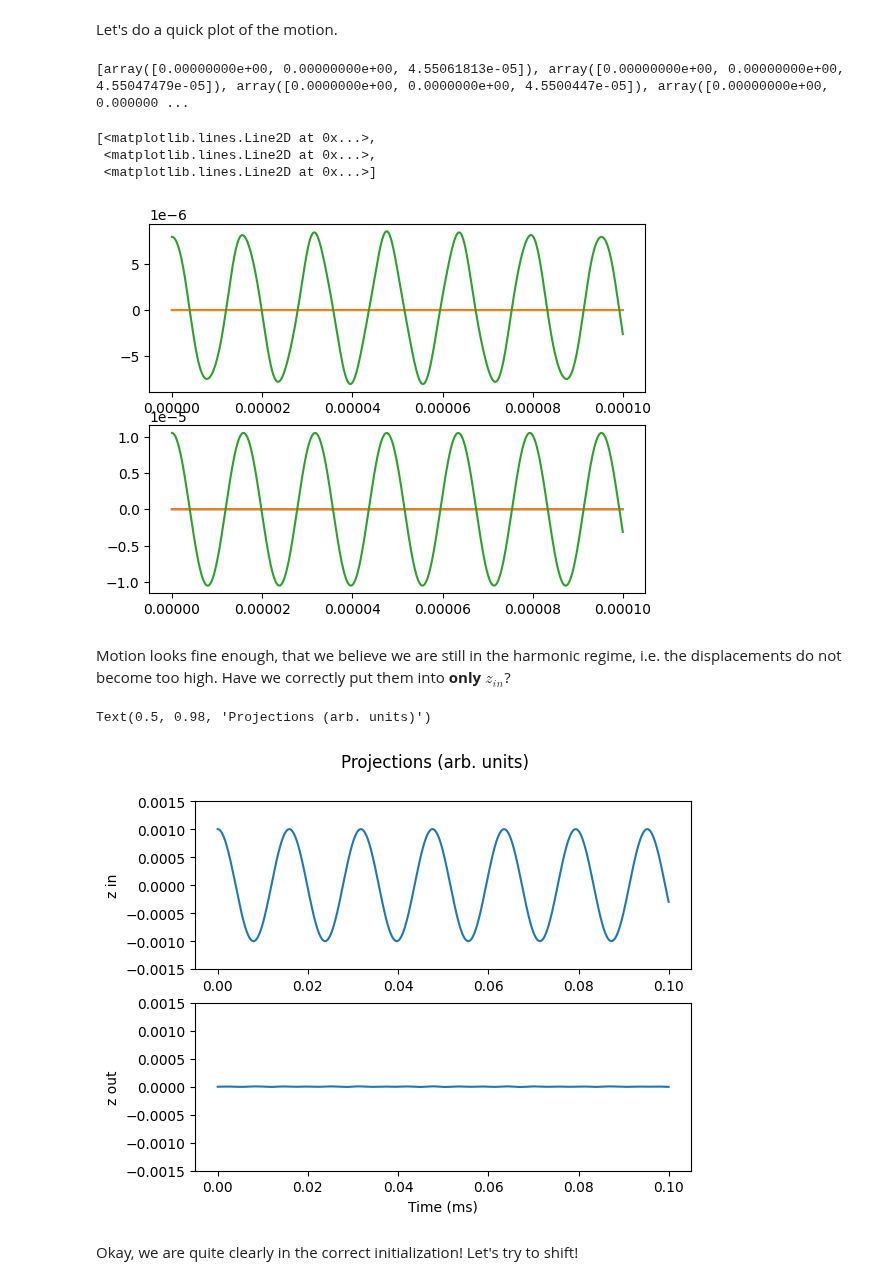
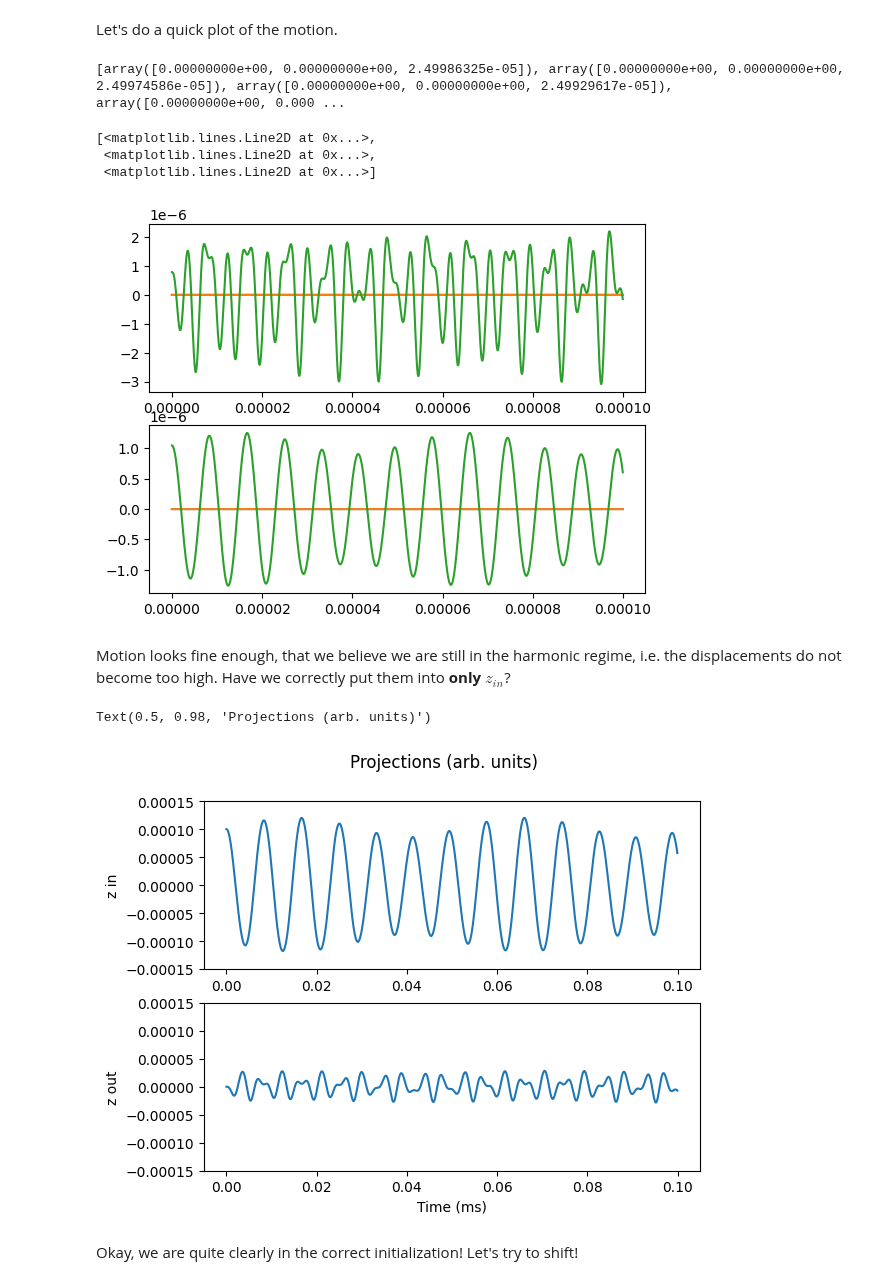
Before and after one commit to EmilLenler/PhD-Work, a Jupyter notebook: Two-Ion-Systems/Cooling2Ion.ipynb, the cells around one changed output. Saved outputs shown, nothing was run; the diff lists cells and outputs as text; code cells hidden in the pictures.

```diff
--- a/Two-Ion-Systems/Cooling2Ion.ipynb
+++ b/Two-Ion-Systems/Cooling2Ion.ipynb
@@ -17,8 +17,8 @@ kb = 1.38*1e-23
 kappa = 0.248;
 z0 = 3/4*2.7*1e-3;
 r0 = 3/4*3.5*1e-3;
-a1 = -0.0008;
-q1 = 0.15;#0.21801801801801804
+a1 = -0.003;
+q1 = 0.25;#0.21801801801801804
 omega_RF = 2*np.pi*5.2*1e6;
 m1 = 135*1.66*(10**(-27))
 m2 = 9000*1.66*(10**(-27))
@@ -220,14 +220,13 @@ def TrapForce(q,r,V_DC,V_RF,alpha,t):
     Fy = q*(2*(1-alpha)*kappa*V_DC/(z0**2) *y -V_RF/(r0**2)*y*np.cos(omega_RF*t))
     Fx = q*(2*alpha*kappa*V_DC/(z0**2) *x +V_RF/(r0**2)*x*np.cos(omega_RF*t))
     return  np.array([Fx,Fy,Fz])
-def TrapForce(q,r,V_DC,V_RF,alpha,t):
+def TrapForcePseudo(q,r,V_DC,V_RF,alpha,t):
     z = r[2]
     x = r [0]
     y = r[1]
 
     aParamM = -(4*q*kappa*V_DC)/(z0**2*omega_RF**2)
-    qParamM =
-    Fz =
+
 
 
 
@@ -767,7 +771,7 @@ ax.axhline(0.5,ls = '--',color = 'k')
 Clearly cooling works, but there isn't really much in the way of sympathetic cooling, since the motional modes are effectively uncoupled. But what if we deliberately try to couple the modes?
 This is done by adding a tickle (in the z direction for now), which varies with the difference of the two mode frequencies.
 # %%
-VPrime = 0#1/5*V_DC
+VPrime = 0.1*V_DC#1/5*V_DC
 
 
 
@@ -794,7 +798,7 @@ vel2s = []
 ts = []
 current_state = 0
 
-t_end = 5*1e-4
+t_end = 1*1e-4
 
 while t < t_end:
     next_t = t+dt                                                                                                                                   #Denote next time for later uses.
@@ -913,8 +917,8 @@ x2_init = 0
 y1_init = 0
 y2_init = 0
 
-z1_init = zeq1+1e-3*z_in_mode[0]/np.sqrt(m1/amu)
-z2_init = zeq2+1e-3*z_in_mode[1]/np.sqrt(m2/amu)
+z1_init = zeq1+1e-4*z_in_mode[0]/np.sqrt(m1/amu)
+z2_init = zeq2+1e-4*z_in_mode[1]/np.sqrt(m2/amu)
 
 r1_init = np.array([x1_init,y1_init,z1_init])
 r2_init = np.array([x2_init,y2_init,z2_init])
@@ -992,33 +996,33 @@ fig,ax = plt.subplots(2,1)
 ax[0].plot(ts,pos1s-np.array([0,0,zeq1]))
 ax[1].plot(ts,pos2s-np.array([0,0,zeq2]))
 # %% [output]
-[array([0.00000000e+00, 0.00000000e+00, 4.55061813e-05]), array([0.00000000e+00, 0.00000000e+00, 4.55047479e-05]), array([0.0000000e+00, 0.0000000e+00, 4.5500447e-05]), array([0.00000000e+00, 0.000000 ...
+[array([0.00000000e+00, 0.00000000e+00, 2.49986325e-05]), array([0.00000000e+00, 0.00000000e+00, 2.49974586e-05]), array([0.00000000e+00, 0.00000000e+00, 2.49929617e-05]), array([0.00000000e+00, 0.000 ...
 [<matplotlib.lines.Line2D at 0x...>,
  <matplotlib.lines.Line2D at 0x...>,
  <matplotlib.lines.Line2D at 0x...>]
-[figure, old version]
+[figure, new version]
 # %% [markdown]
 Motion looks fine enough, that we believe we are still in the harmonic regime, i.e. the displacements do not become too high. Have we correctly put them into **only** $z_ {in}$?
 # %%
 zinProj = []
 zoutProj = []
 
 for z1,z2 in zip(np.array(pos1s)[:,2],np.array(pos2s)[:,2]):
     zinProj.append(displacementWProjection(z1,z2,zeq1,zeq2,m1,m2,z_in_mode))
     zoutProj.append(displacementWProjection(z1,z2,zeq1,zeq2,m1,m2,z_out_mode))
 fig,ax = plt.subplots(2,1)
 
 ax[0].plot(np.array(ts)*1e3,zinProj)
 ax[1].plot(np.array(ts)*1e3,zoutProj)
 labels = ['z in', 'z out']
 for axe,label in zip(ax,labels):
-    axe.set_ylim(-1.5*1e-3,1.5*1e-3)
+    axe.set_ylim(-1.5*1e-4,1.5*1e-4)
     axe.set_ylabel(label)
 ax[-1].set_xlabel('Time (ms)')
 fig.suptitle('Projections (arb. units)')
 # %% [output]
 Text(0.5, 0.98, 'Projections (arb. units)')
-[figure, old version]
+[figure, new version]
 # %% [markdown]
 Okay, we are quite clearly in the correct initialization! Let's try to shift!
 # %%
```
Also changed, not shown: parts of 19 cells of this notebook, 10 other files.
